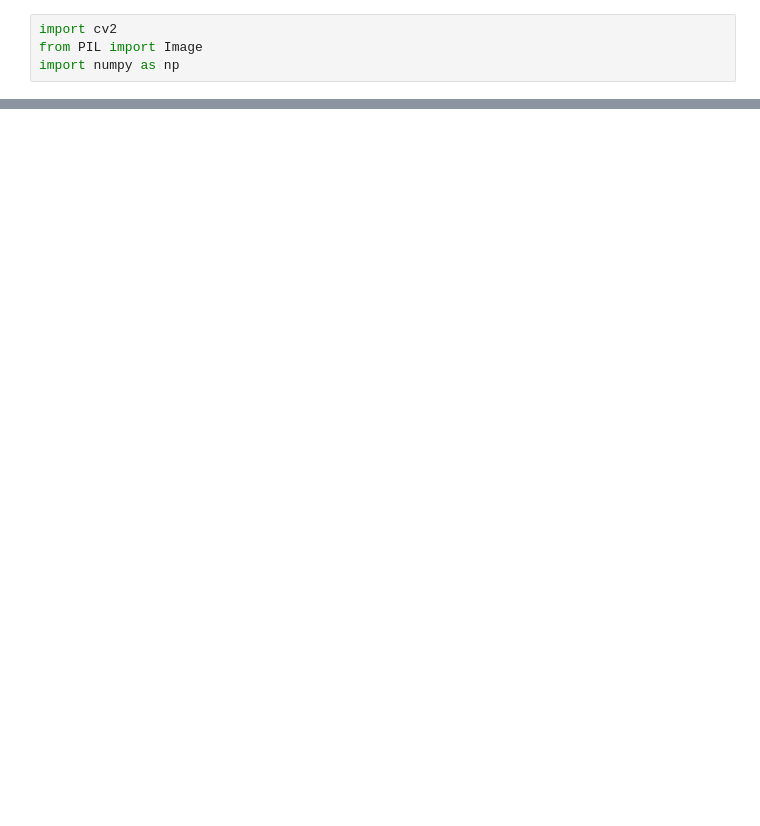
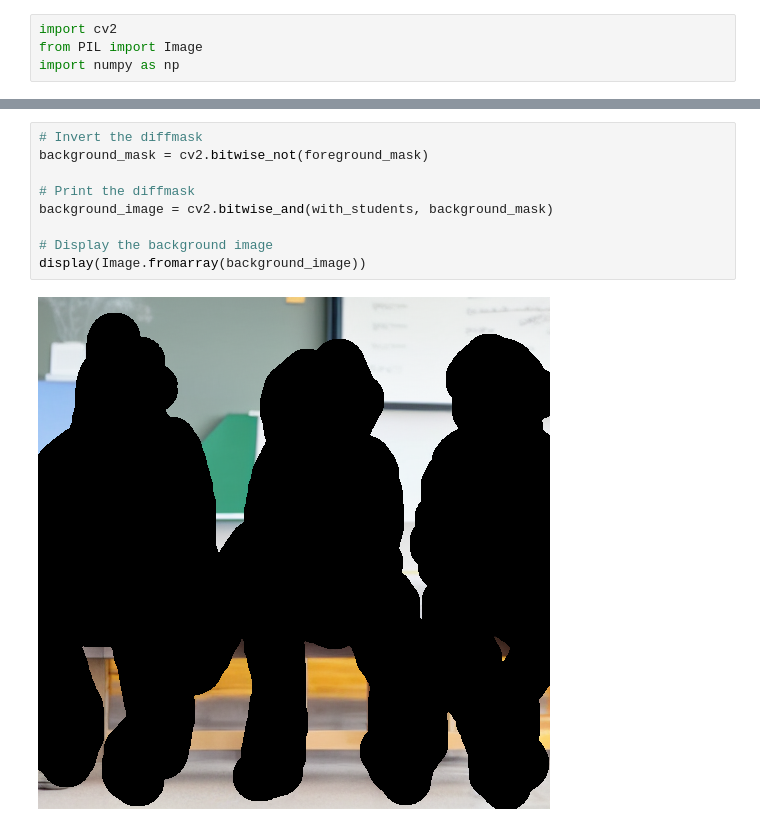
Before and after one commit to gouthamkrishnakv/backtracer, a Jupyter notebook: notebooks/main.ipynb, the cells around one changed output, grey strips where cells are left out. Cells and saved outputs as stored; diff of their text form; blank space fills up the shorter version.

Commit message:
feat: Update screenshot paths, add background pictures

```diff
--- a/notebooks/main.ipynb
+++ b/notebooks/main.ipynb
@@ -59,0 +62,11 @@ FINAL IMAGE
+# %%
+# Invert the diffmask
+background_mask = cv2.bitwise_not(foreground_mask)
+
+# Print the diffmask
+background_image = cv2.bitwise_and(with_students, background_mask)
+
+# Display the background image
+display(Image.fromarray(background_image))
+# %% [output]
+[figure, added]
```
Also changed, not shown: parts of 3 cells of this notebook, 6 other files.
